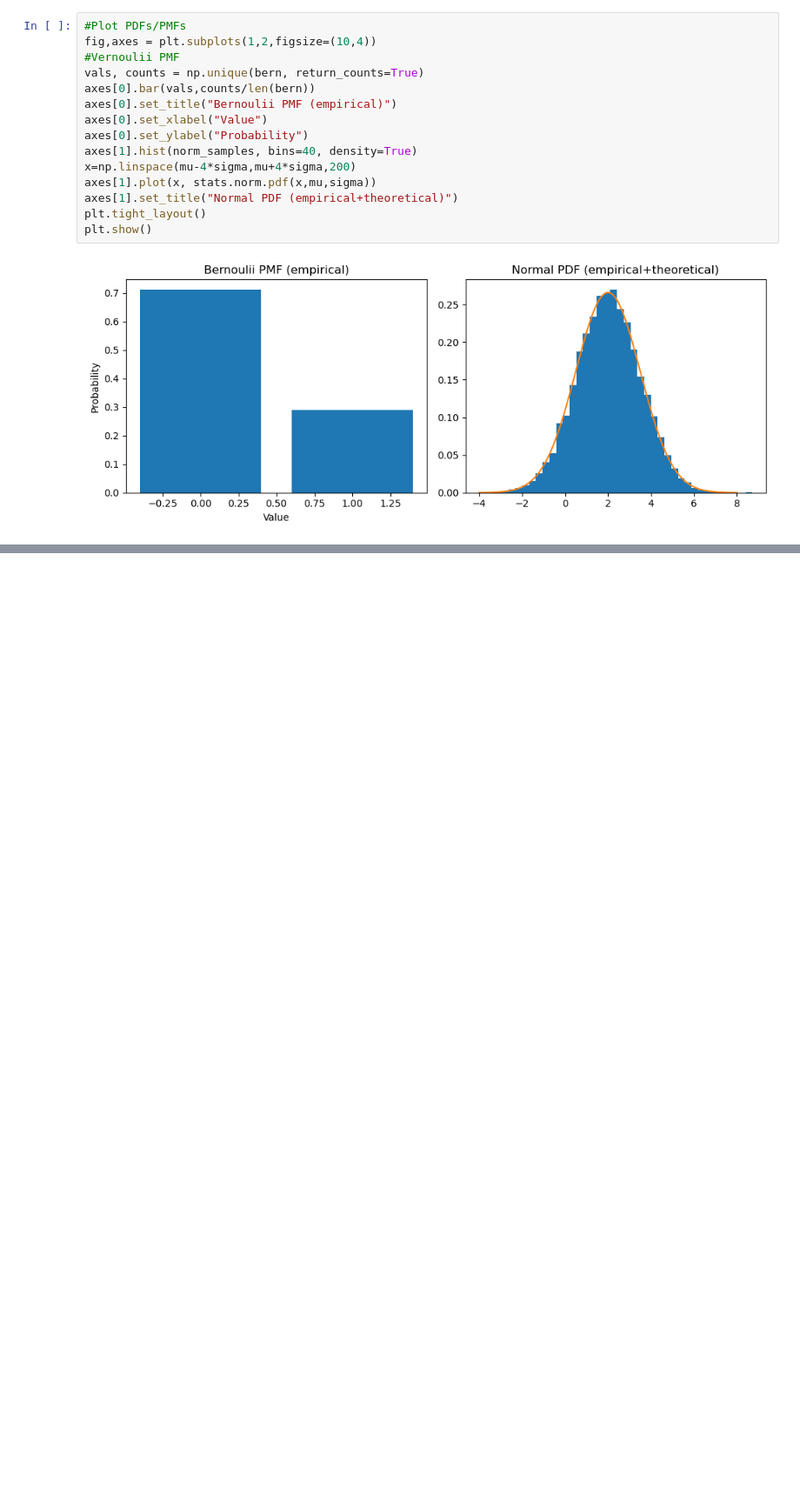
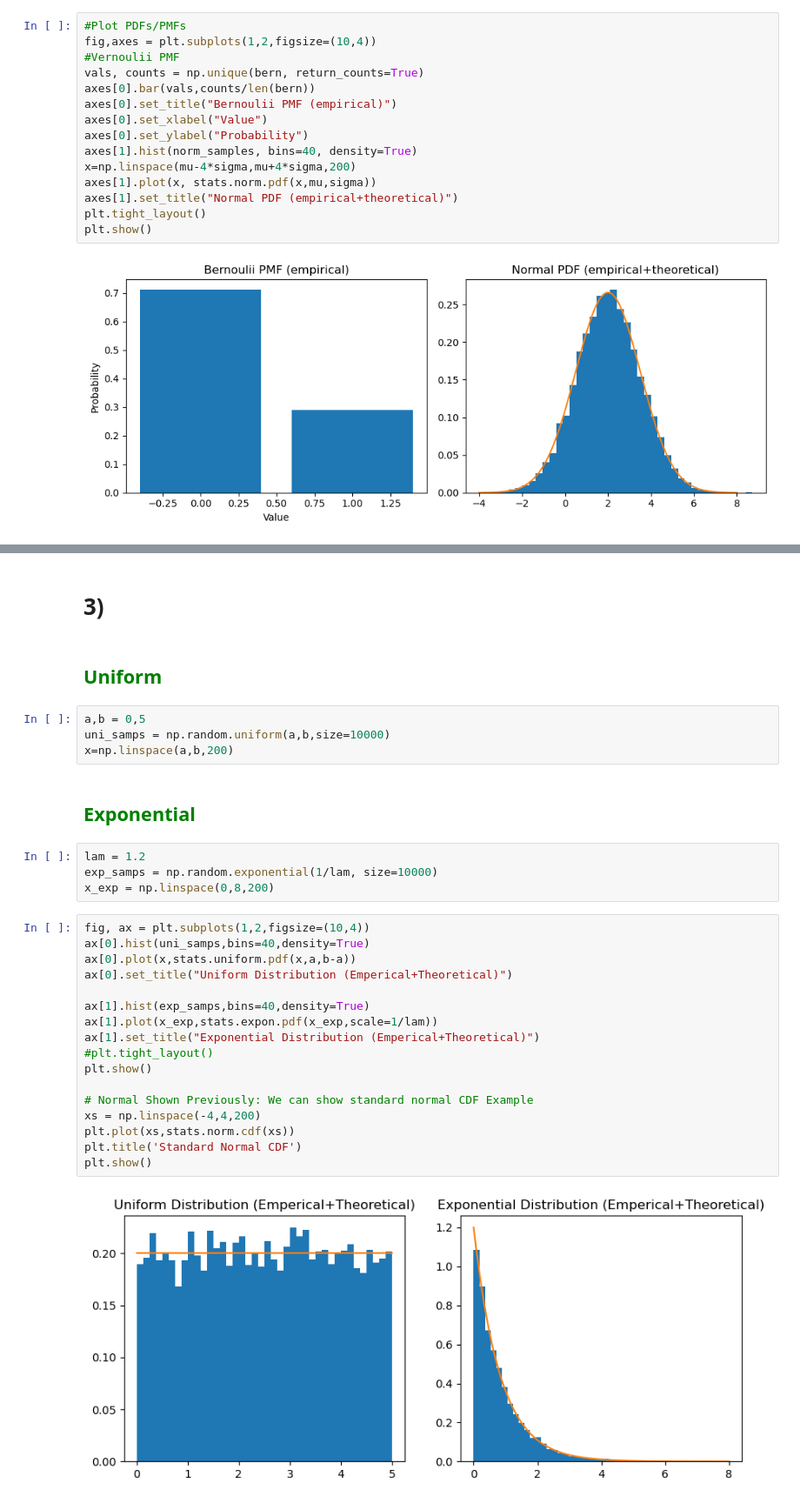
Before and after one commit to Coder-Amlan-for-College/MLC, a Jupyter notebook: Chapter 5.ipynb, the cells around one changed output, grey strips where cells are left out. Shown at 87% size. Drawn from its saved outputs; the diff is of its cells as text; blank space fills up the shorter version.

```diff
--- a/Chapter 5.ipynb
+++ b/Chapter 5.ipynb
@@ -42,0 +78,33 @@ plt.show()
+# %% [markdown]
+# 3)
+# %% [markdown]
+## <font color="green">Uniform<font>
+# %%
+a,b = 0,5
+uni_samps = np.random.uniform(a,b,size=10000)
+x=np.linspace(a,b,200)
+# %% [markdown]
+## <font color="green">Exponential<font>
+# %%
+lam = 1.2
+exp_samps = np.random.exponential(1/lam, size=10000)
+x_exp = np.linspace(0,8,200)
+# %%
+fig, ax = plt.subplots(1,2,figsize=(10,4))
+ax[0].hist(uni_samps,bins=40,density=True)
+ax[0].plot(x,stats.uniform.pdf(x,a,b-a))
+ax[0].set_title("Uniform Distribution (Emperical+Theoretical)")
+
+ax[1].hist(exp_samps,bins=40,density=True)
+ax[1].plot(x_exp,stats.expon.pdf(x_exp,scale=1/lam))
+ax[1].set_title("Exponential Distribution (Emperical+Theoretical)")
+#plt.tight_layout()
+plt.show()
+
+# Normal Shown Previously: We can show standard normal CDF Example
+xs = np.linspace(-4,4,200)
+plt.plot(xs,stats.norm.cdf(xs))
+plt.title('Standard Normal CDF')
+plt.show()
+# %% [output]
+[figure, added]
```
Also changed, not shown: parts of 12 cells of this notebook, 1 other file.
